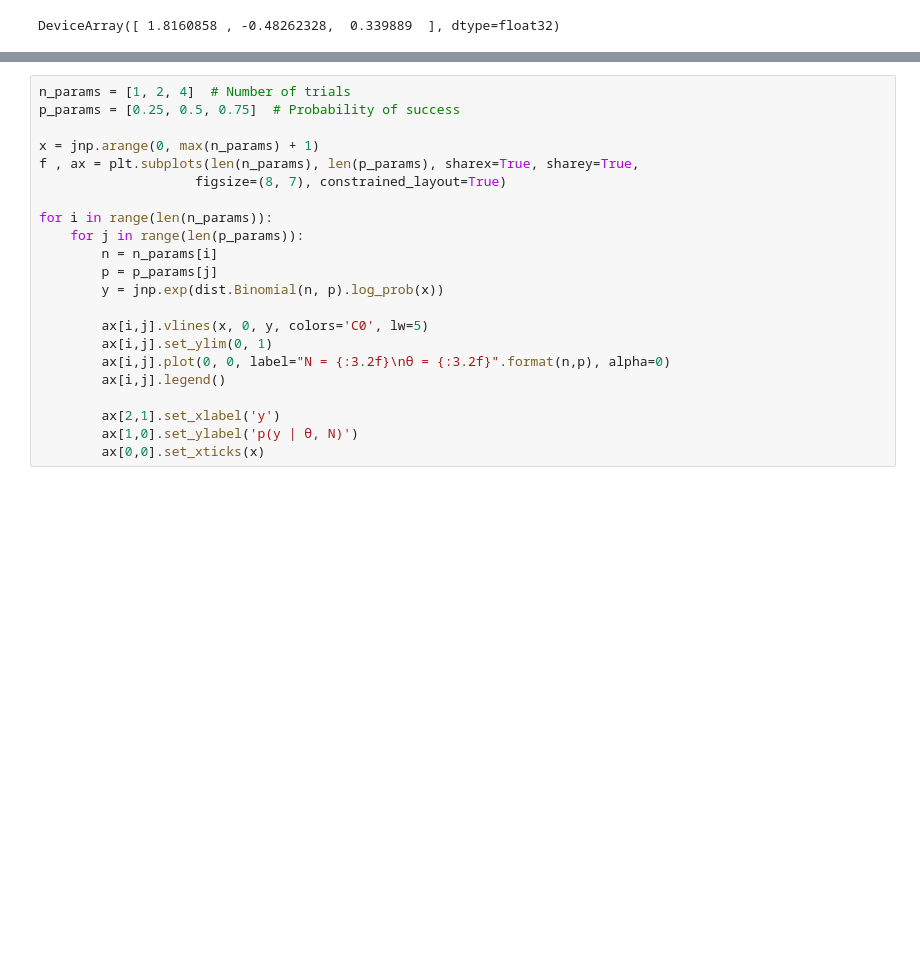
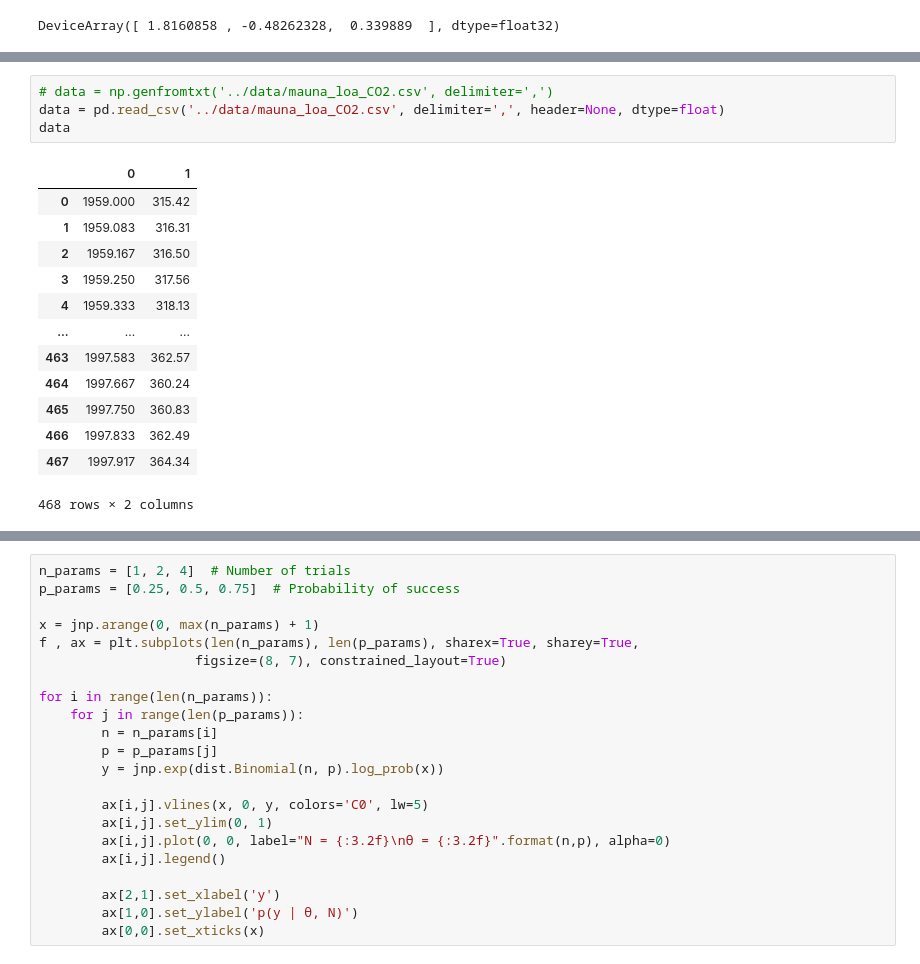
Before and after one commit to tallamjr/bap-numpyro, a Jupyter notebook: notebooks/01-thinking-probabilistically.ipynb, the cells around one changed output, grey strips where cells are left out. Cells and saved outputs as stored; diff of their text form; blank space fills up the shorter version.

```diff
--- a/notebooks/01-thinking-probabilistically.ipynb
+++ b/notebooks/01-thinking-probabilistically.ipynb
@@ -58,2 +59,20 @@ ax[1,0].set_yticks([])
 [figure]
+# %%
+# data = np.genfromtxt('../data/mauna_loa_CO2.csv', delimiter=',')
+data = pd.read_csv('../data/mauna_loa_CO2.csv', delimiter=',', header=None, dtype=float)
+data
+# %% [output]
+|  | 0 | 1 |
+| 0 | 1959.000 | 315.42 |
+| 1 | 1959.083 | 316.31 |
+| 2 | 1959.167 | 316.50 |
+| 3 | 1959.250 | 317.56 |
+| 4 | 1959.333 | 318.13 |
+| ... | ... | ... |
+| 463 | 1997.583 | 362.57 |
+| 464 | 1997.667 | 360.24 |
+| 465 | 1997.750 | 360.83 |
+| 466 | 1997.833 | 362.49 |
+| 467 | 1997.917 | 364.34 |
+468 rows × 2 columns
 # %%
```
Also changed, not shown: parts of 4 cells of this notebook, 2 other files.
